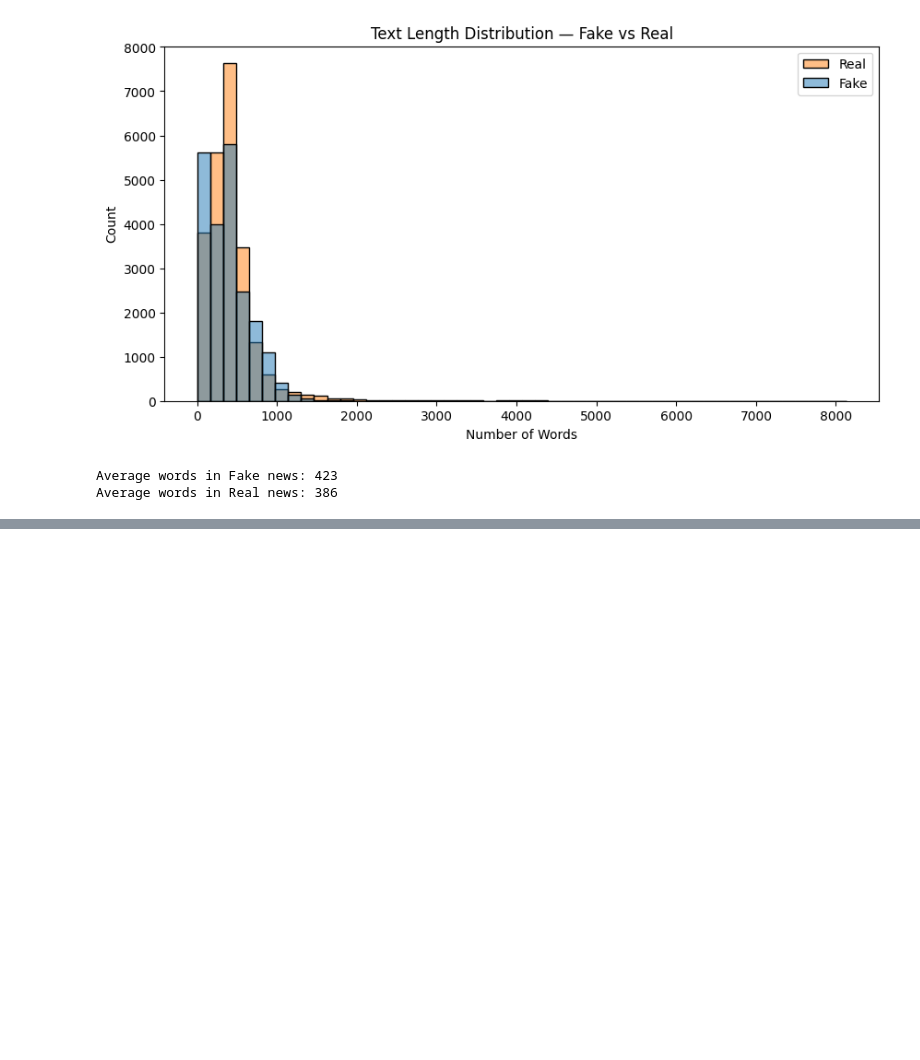
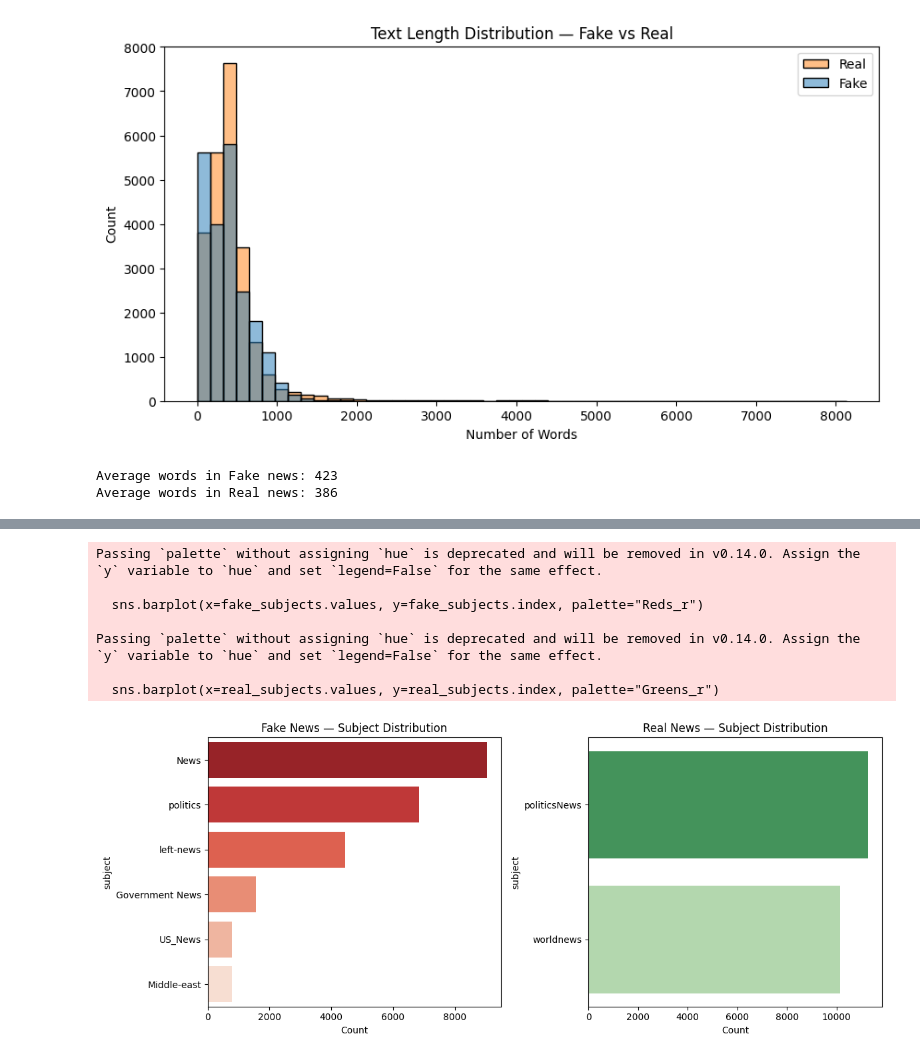
Before and after one commit to Yashwardhan19/Fake-News-Detector, a Jupyter notebook: notebooks/01_eda.ipynb, the cells around one changed output, grey strips where cells are left out. Drawn from its saved outputs; the diff is of its cells as text; code cells hidden in the pictures; blank space fills up the shorter version.

```diff
--- a/notebooks/01_eda.ipynb
+++ b/notebooks/01_eda.ipynb
@@ -144,0 +171,29 @@ plt.show()
+# %%
+# Check which subjects appear most in fake vs real news
+plt.figure(figsize=(12, 5))
+
+# Fake news subjects
+plt.subplot(1, 2, 1)
+fake_subjects = df[df["label"] == 1]["subject"].value_counts()
+sns.barplot(x=fake_subjects.values, y=fake_subjects.index, palette="Reds_r")
+plt.title("Fake News — Subject Distribution")
+plt.xlabel("Count")
+
+# Real news subjects
+plt.subplot(1, 2, 2)
+real_subjects = df[df["label"] == 0]["subject"].value_counts()
+sns.barplot(x=real_subjects.values, y=real_subjects.index, palette="Greens_r")
+plt.title("Real News — Subject Distribution")
+plt.xlabel("Count")
+
+plt.tight_layout()
+plt.show()
+# %% [output]
+Passing `palette` without assigning `hue` is deprecated and will be removed in v0.14.0. Assign the `y` variable to `hue` and set `legend=False` for the same effect.
+
+  sns.barplot(x=fake_subjects.values, y=fake_subjects.index, palette="Reds_r")
+
+Passing `palette` without assigning `hue` is deprecated and will be removed in v0.14.0. Assign the `y` variable to `hue` and set `legend=False` for the same effect.
+
+  sns.barplot(x=real_subjects.values, y=real_subjects.index, palette="Greens_r")
+[figure, added]
```
Also changed, not shown: parts of 2 cells of this notebook.
